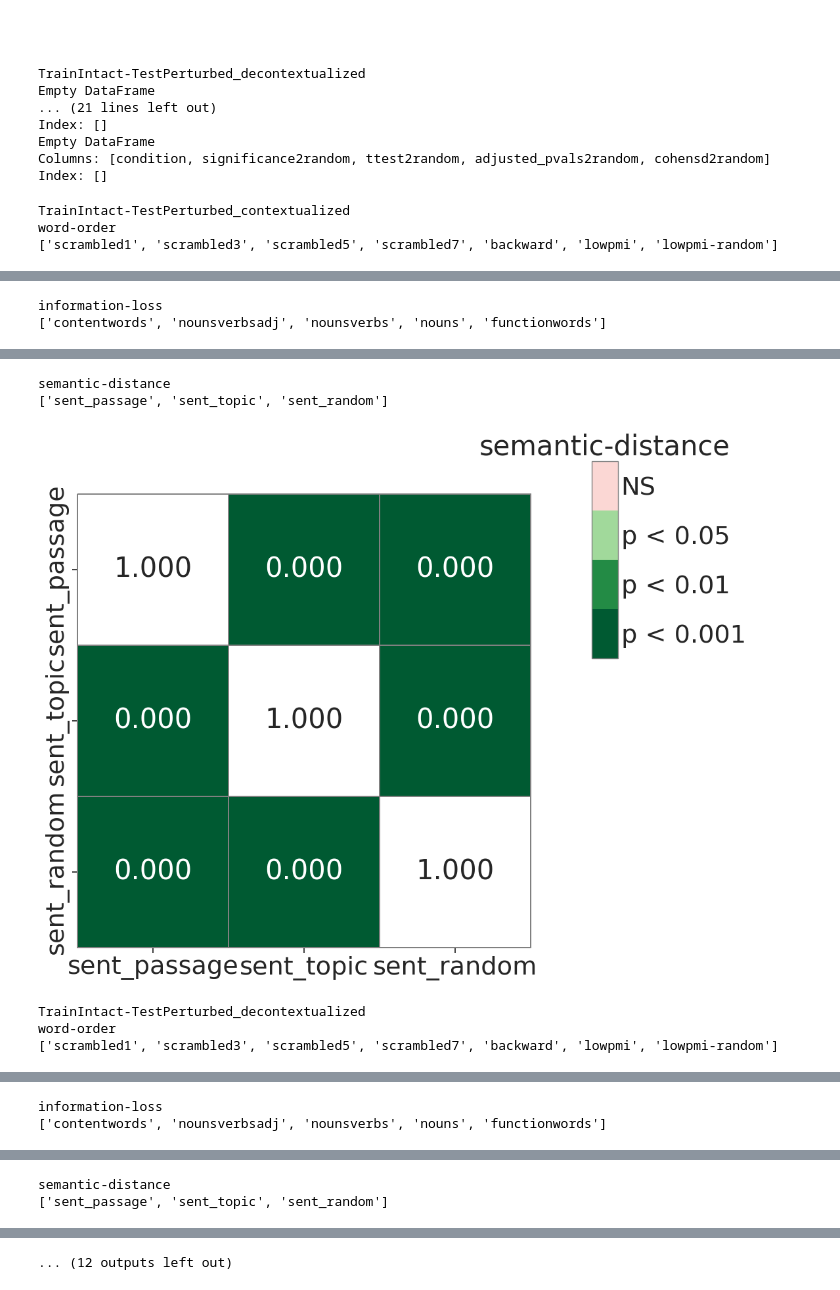
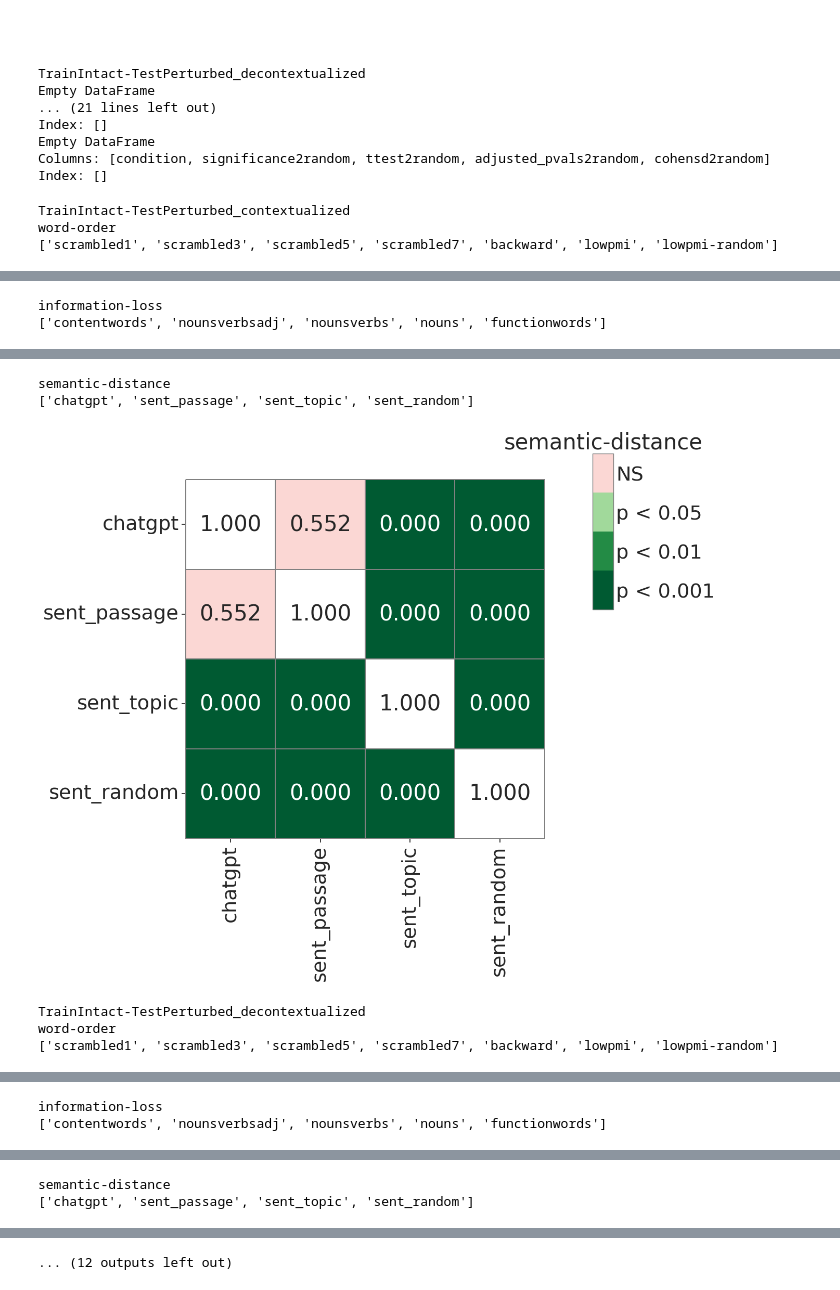
Before and after one commit to carina-kauf/perturbed-neural-nlp, a Jupyter notebook: analysis/newest_lineplot_robustness.ipynb, the cells around one changed output, grey strips where cells are left out. Cells and saved outputs as stored; diff of their text form; code cells hidden in the pictures.

Commit message:
update plots

```diff
--- a/analysis/newest_lineplot_robustness.ipynb
+++ b/analysis/newest_lineplot_robustness.ipynb
@@ -313,7 +316,7 @@ for category in CAT2COND.keys():
                 sc2_scores = list(subdf[subdf['score_conditions'] == sc2]["values"])
 
                 #get ttest
-                ttest, pval = scipy.stats.ttest_ind(sc1_scores, sc2_scores)
+                ttest, pval = scipy.stats.ttest_rel(sc1_scores, sc2_scores)
                 #get cohens d
                 cohensd = stats_utils.cohens_d(sc1_scores, sc2_scores)
 
@@ -325,7 +328,8 @@ for category in CAT2COND.keys():
 
                 already_tested.append(set([sc1, sc2]))
 
-    _, adjusted_pvals = statsmodels.stats.multitest.fdrcorrection(pvals)
+    # _, adjusted_pvals = statsmodels.stats.multitest.fdrcorrection(pvals) #NOL SUBMISSION
+    _, adjusted_pvals, _, _ = statsmodels.stats.multitest.multipletests(pvals, method='bonferroni')
     adjusted_pvals = [round(x,3) for x in adjusted_pvals]
     significances = stats_utils.assign_significance_labels(adjusted_pvals)
 
@@ -436,8 +440,11 @@ def get_ttest_results(model_identifier, emb_context="Passage", split_coord="Sent
     # correct for multiple comparisons
     # statsmodels.stats.multitest.fdrcorrection(pvals) = statsmodels.stats.multitest.multipletests(pvals, method='fdr_bh')
     # first output is list of Booleans indicating whether to reject null hypothesis or not
-    _, adjusted_pvals2original = statsmodels.stats.multitest.fdrcorrection(pvals2original)
-    _, adjusted_pvals2random = statsmodels.stats.multitest.fdrcorrection(pvals2random)
+    #_, adjusted_pvals2original = statsmodels.stats.multitest.fdrcorrection(pvals2original)
+    #_, adjusted_pvals2random = statsmodels.stats.multitest.fdrcorrection(pvals2random)
+
+    _, adjusted_pvals2original, _, _ = statsmodels.stats.multitest.multipletests(pvals2original, method='bonferroni')
+    _, adjusted_pvals2random, _, _ = statsmodels.stats.multitest.multipletests(pvals2random, method='bonferroni')
 
     #assign significance levels
     significance2original = stats_utils.assign_significance_labels(adjusted_pvals2original)
@@ -544,39 +551,39 @@ import scikit_posthocs as sp
 
 score_conditions = full_stats_df["score_conditions"].unique()
 
-CAT2COND["semantic-distance"] = ['sent_passage', 'sent_topic', 'sent_random']
+CAT2COND["semantic-distance"] = ['chatgpt', 'sent_passage', 'sent_topic', 'sent_random']
 
 for sc in score_conditions:
     print(sc)
     sub_df = full_stats_df.loc[full_stats_df["score_conditions"] == sc]
     for category in [x for x in categories if x not in ["original", "control"]]:
         print(category)
 
         print(CAT2COND[category])
         curr_df = sub_df[sub_df["condition"].isin(CAT2COND[category])]
 
         ttest = sp.posthoc_ttest(curr_df, val_col='values', group_col='condition', p_adjust='fdr_bh')
 
         plt.figure(figsize=(10,10))
         sp.sign_plot(ttest, annot=ttest, fmt='.3f', **heatmap_args)
         plt.subplots_adjust(top=0.8)
         plt.title(f'{category}')
 
         ttest_df = pd.DataFrame(ttest)
         ttest_df["manipulation"] = [f"{category}"] * len(ttest_df)
 
         plt.show()
 # %% [output]
 TrainIntact-TestPerturbed_contextualized
 word-order
 ['scrambled1', 'scrambled3', 'scrambled5', 'scrambled7', 'backward', 'lowpmi', 'lowpmi-random']
 [figure]
 information-loss
 ['contentwords', 'nounsverbsadj', 'nounsverbs', 'nouns', 'functionwords']
 [figure]
 semantic-distance
-['sent_passage', 'sent_topic', 'sent_random']
+['chatgpt', 'sent_passage', 'sent_topic', 'sent_random']
-[figure, old version]
+[figure, new version]
 TrainIntact-TestPerturbed_decontextualized
 word-order
 ['scrambled1', 'scrambled3', 'scrambled5', 'scrambled7', 'backward', 'lowpmi', 'lowpmi-random']
@@ -587,2 +594,2 @@ information-loss
 semantic-distance
-['sent_passage', 'sent_topic', 'sent_random']
+['chatgpt', 'sent_passage', 'sent_topic', 'sent_random']
```
Also changed, not shown: parts of 13 cells of this notebook, 3 other files.
